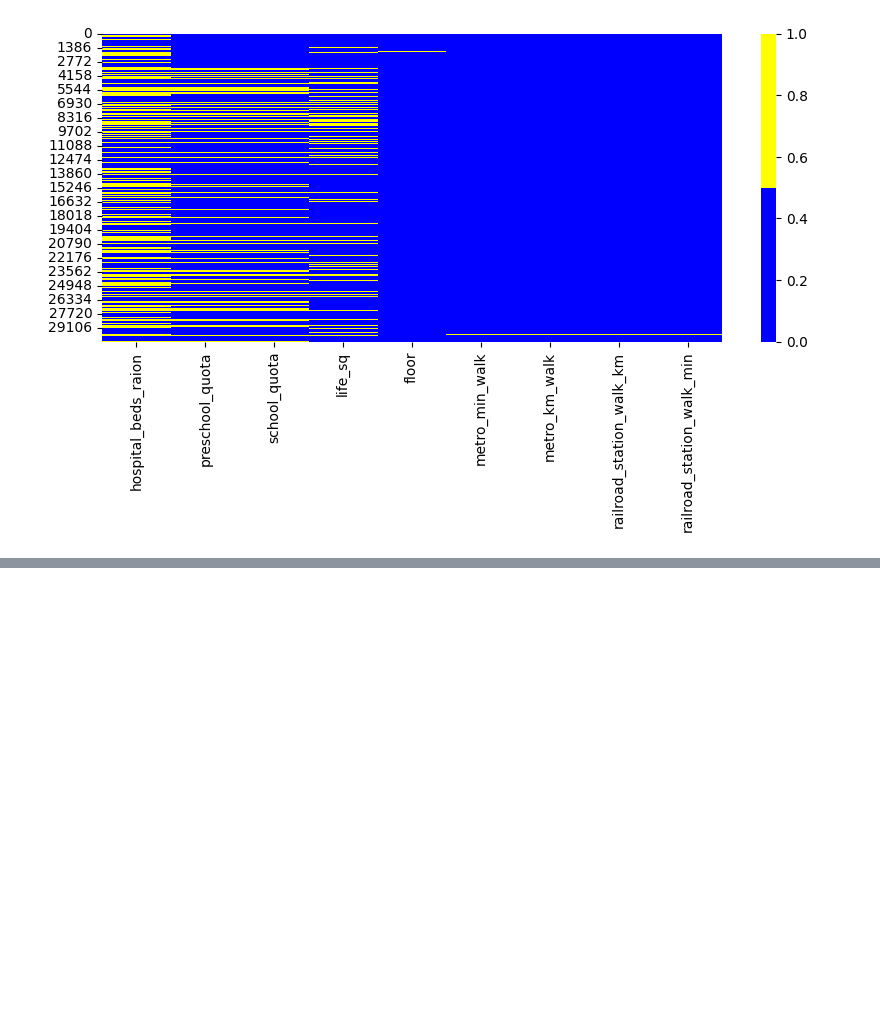
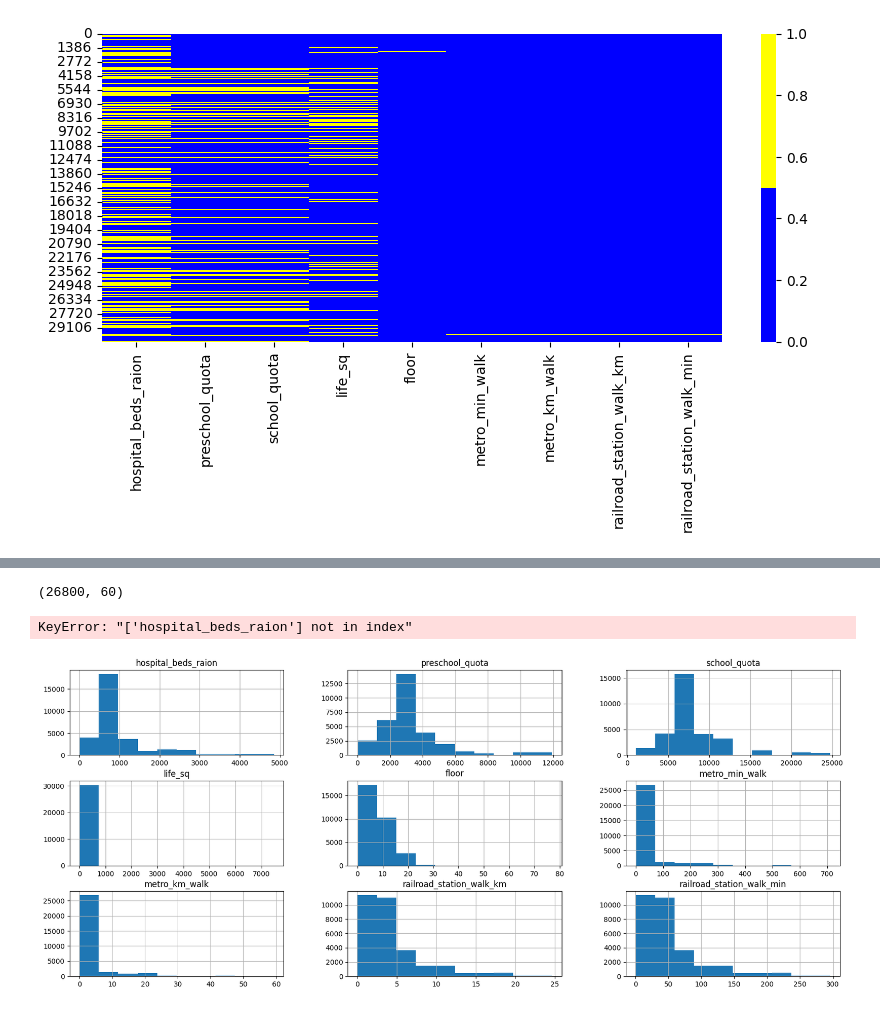
Before and after one commit to BubbleGama4ok/test, a Jupyter notebook: PY_14_Анализ данных/PY_14.Анализ данных.ipynb, the cells around one changed output, grey strips where cells are left out. Drawn from its saved outputs; the diff is of its cells as text; code cells hidden in the pictures; blank space fills up the shorter version.

```diff
--- a/PY_14_Анализ данных/PY_14.Анализ данных.ipynb
+++ b/PY_14_Анализ данных/PY_14.Анализ данных.ipynb
@@ -190,0 +366,14 @@ thresh = drop_data.shape[0]*0.7
+# %%
+print(combine_data.shape)
+# %% [output]
+(26800, 60)
+# %%
+cols = cols_with_null.index
+combine_data[cols].hist(figsize=(20, 8));
+# %% [output]
+KeyError: "['hospital_beds_raion'] not in index"
+# %%
+cols = cols_with_null.index
+fill_data[cols].hist(figsize=(20, 8));
+# %% [output]
+[figure, added]
```
Also changed, not shown: parts of 15 cells of this notebook.
